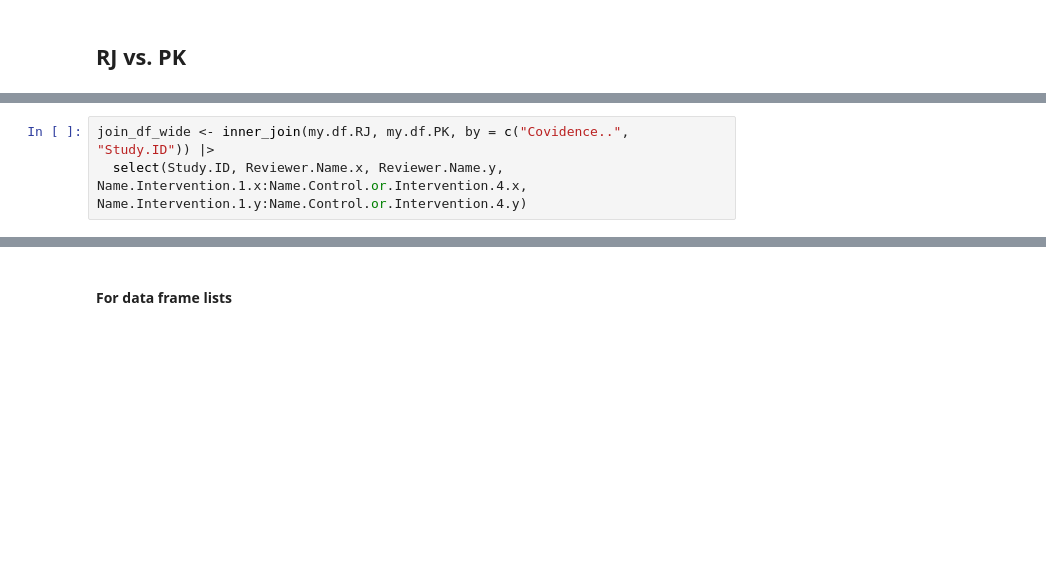
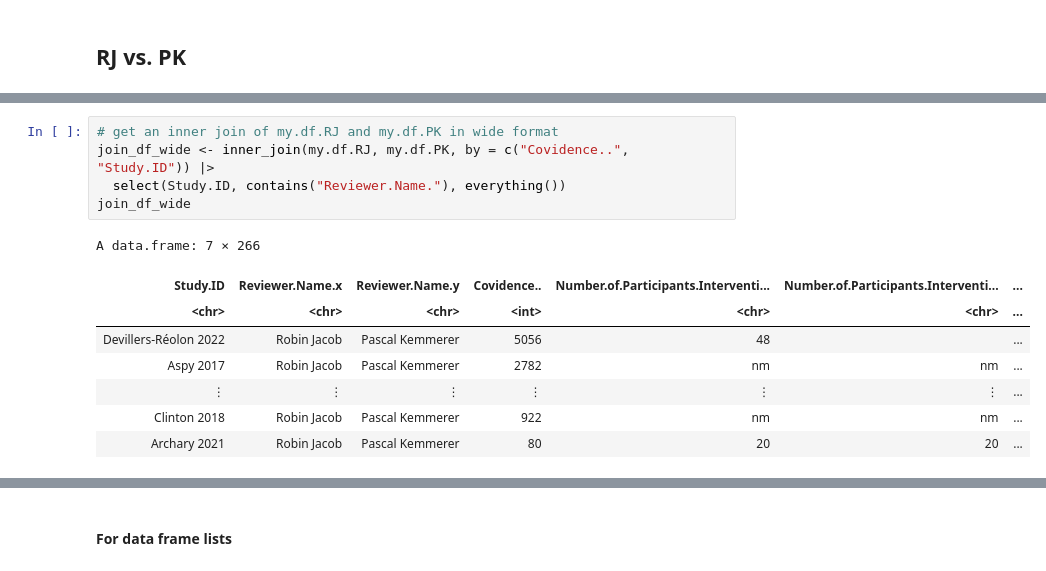
Before and after one commit to abc4322/MA_Meta_Analyses, a Jupyter notebook: Meta.Analysis-find out data extraction inter-rater reliability without pre-processing functions.ipynb, the cells around one changed output, grey strips where cells are left out. Saved outputs shown, nothing was run; the diff lists cells and outputs as text; blank space fills up the shorter version.

```diff
--- a/Meta.Analysis-find out data extraction inter-rater reliability without pre-processing functions.ipynb
+++ b/Meta.Analysis-find out data extraction inter-rater reliability without pre-processing functions.ipynb
@@ -518,4 +481,15 @@ get_ints_long <- function(df_input){
-# %%
-join_df_wide <- inner_join(my.df.RJ, my.df.PK, by = c("Covidence..", "Study.ID")) |>
-  select(Study.ID, Reviewer.Name.x, Reviewer.Name.y, Name.Intervention.1.x:Name.Control.or.Intervention.4.x, Name.Intervention.1.y:Name.Control.or.Intervention.4.y)
+# %%
+# get an inner join of my.df.RJ and my.df.PK in wide format
+join_df_wide <- inner_join(my.df.RJ, my.df.PK, by = c("Covidence..", "Study.ID")) |>
+  select(Study.ID, contains("Reviewer.Name."), everything())
+join_df_wide
+# %% [output]
+A data.frame: 7 × 266
+| Study.ID | Reviewer.Name.x | Reviewer.Name.y | Covidence.. | Number.of.Participants.Interventi... | Number.of.Participants.Interventi... | ... |
+| <chr> | <chr> | <chr> | <int> | <chr> | <chr> | ... |
+| Devillers-Réolon 2022 | Robin Jacob | Pascal Kemmerer | 5056 | 48 |  | ... |
+| Aspy 2017 | Robin Jacob | Pascal Kemmerer | 2782 | nm | nm | ... |
+| ⋮ | ⋮ | ⋮ | ⋮ | ⋮ | ⋮ | ... |
+| Clinton 2018 | Robin Jacob | Pascal Kemmerer | 922 | nm | nm | ... |
+| Archary 2021 | Robin Jacob | Pascal Kemmerer | 80 | 20 | 20 | ... |
 # %%
```
Also changed, not shown: parts of 15 cells of this notebook.
